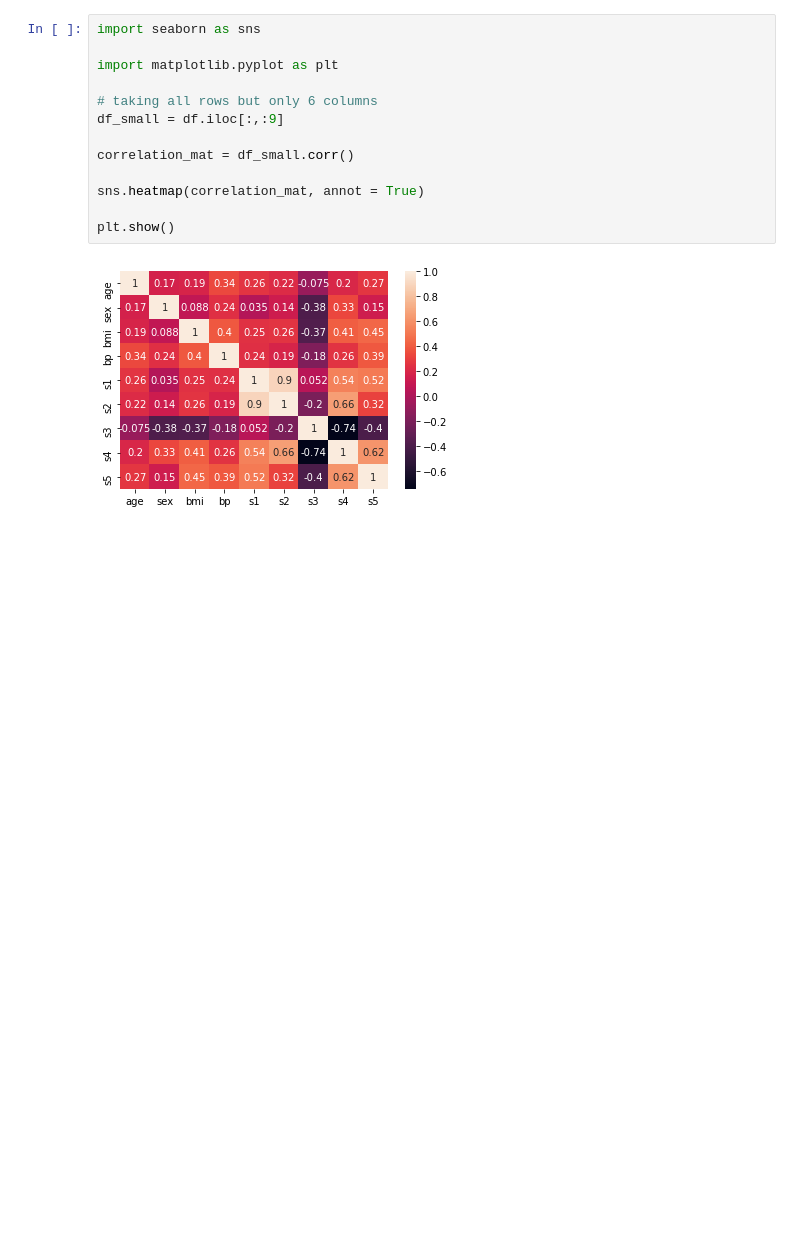
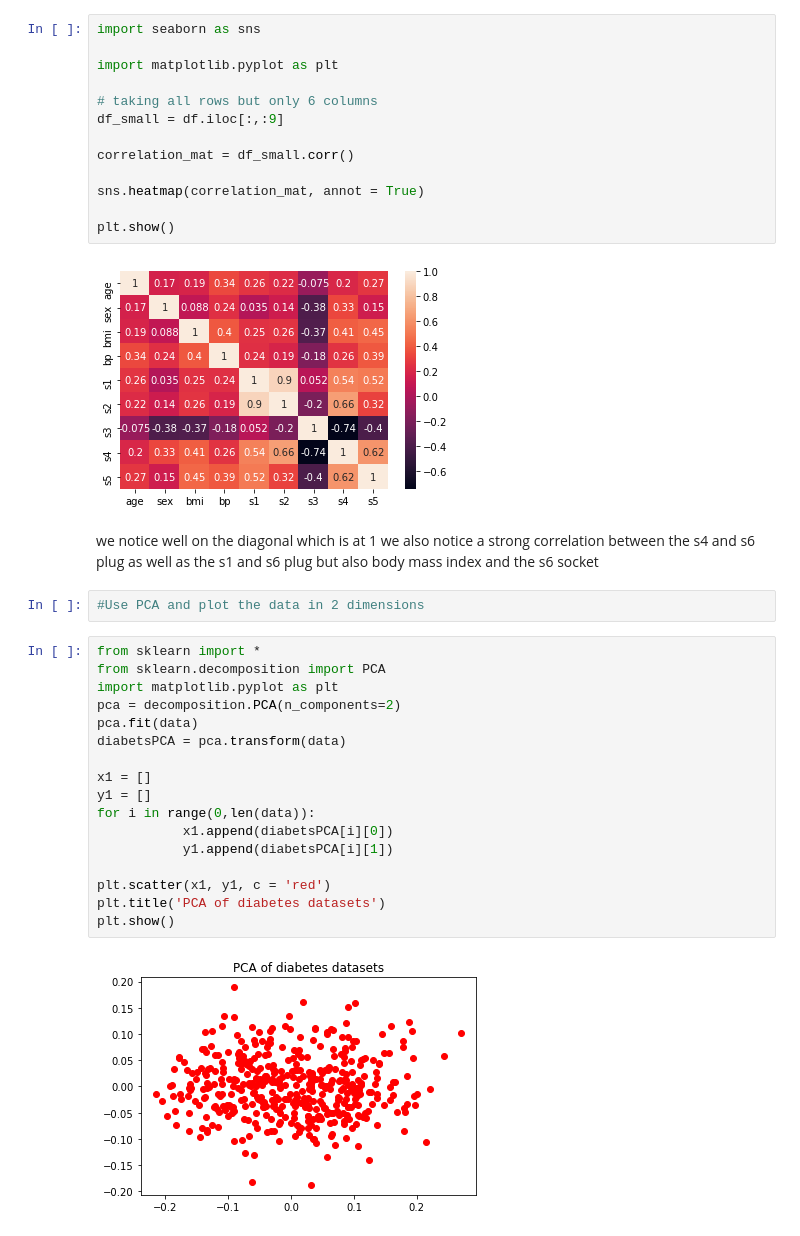
Before and after one commit to massinoLight/TpfouilleDeDonnees, a Jupyter notebook: TP3.ipynb, the cells around one changed output. Saved outputs shown, nothing was run; the diff lists cells and outputs as text; blank space fills up the shorter version.

```diff
--- a/TP3.ipynb
+++ b/TP3.ipynb
@@ -98,3 +98,29 @@ sns.heatmap(correlation_mat, annot = True)
 plt.show()
 # %% [output]
 [figure]
+# %% [markdown]
+we notice well on the diagonal which is at 1
+we also notice a strong correlation between the s4 and s6 plug
+as well as the s1 and s6 plug
+but also body mass index and the s6 socket
+# %%
+#Use PCA and plot the data in 2 dimensions
+# %%
+from sklearn import *
+from sklearn.decomposition import PCA
+import matplotlib.pyplot as plt
+pca = decomposition.PCA(n_components=2)
+pca.fit(data)
+diabetsPCA = pca.transform(data)
+
+x1 = []
+y1 = []
+for i in range(0,len(data)):
+           x1.append(diabetsPCA[i][0])
+           y1.append(diabetsPCA[i][1])
+
+plt.scatter(x1, y1, c = 'red')
+plt.title('PCA of diabetes datasets')
+plt.show()
+# %% [output]
+[figure, added]
```
